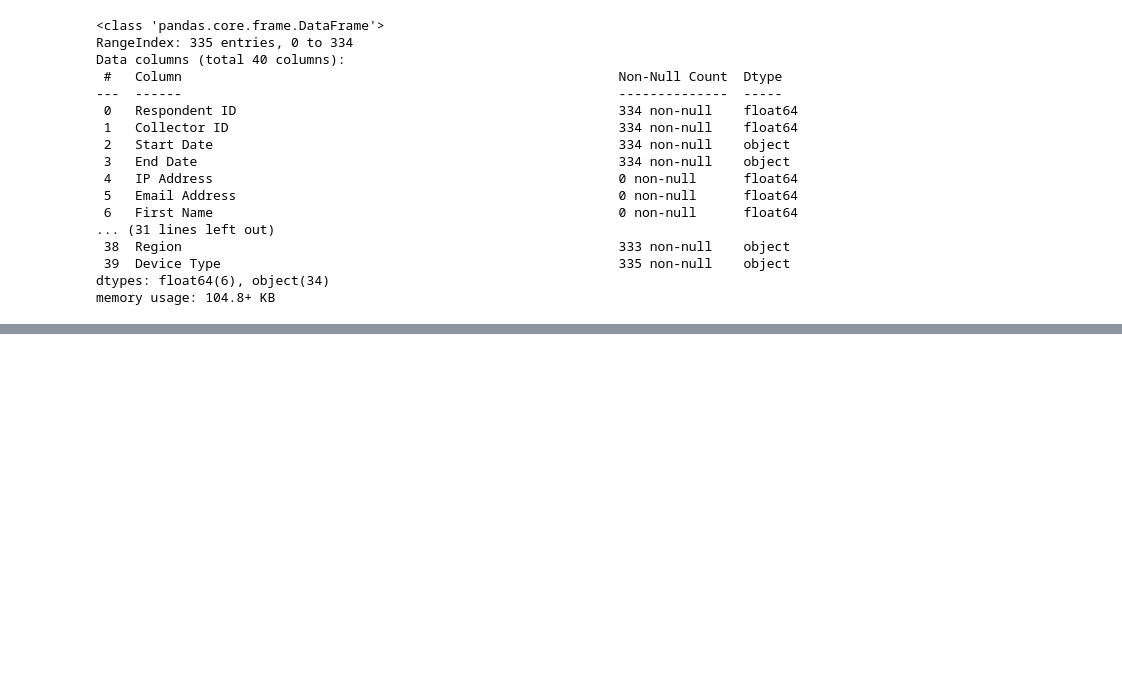
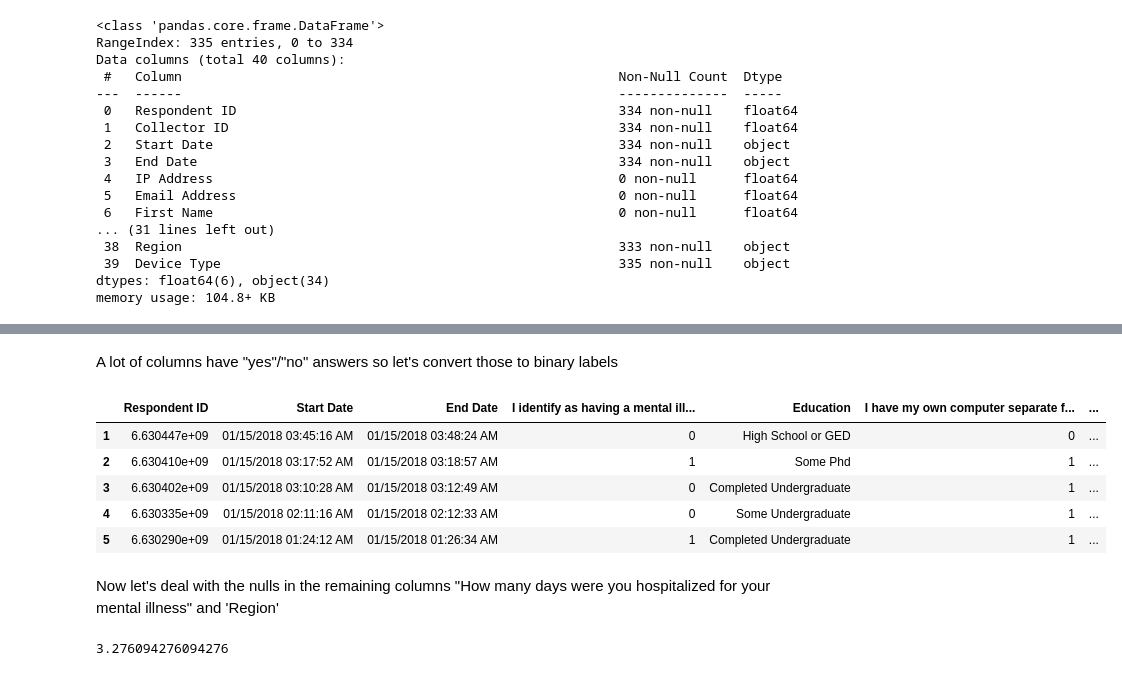
Before and after one commit to camerongridley/UnemploymentMentalHealth, a Jupyter notebook: eda_and_modeling.ipynb, the cells around one changed output, grey strips where cells are left out. Saved outputs shown, nothing was run; the diff lists cells and outputs as text; code cells hidden in the pictures; blank space fills up the shorter version.

```diff
--- a/eda_and_modeling.ipynb
+++ b/eda_and_modeling.ipynb
@@ -100,4 +132,4 @@ data_clean = data.copy()
 # %%
 for col in cols_to_fill:
-    data_clean[col].fillna(0, inplace=True)
-    data_clean[col] = data_clean[col].apply(lambda x : 0 if x == 0 else 1)
+    data[col].fillna(0, inplace=True)
+    data[col] = data[col].apply(lambda x : 0 if x == 0 else 1)
@@ -115,5 +136,2 @@ data_clean.head()
-# %%
-for col in cols_to_fill:
-    data[col].fillna(0, inplace=True)
 # %%
 data.head()
@@ -128,0 +145,2 @@ data_clean['Anxiety']
+# %% [markdown]
+A lot of columns have "yes"/"no" answers so let's convert those to binary labels
@@ -128,0 +165,19 @@ data_clean['Anxiety']
+# %%
+data.head()
+# %% [output]
+|  | Respondent ID | Start Date | End Date | I identify as having a mental ill... | Education | I have my own computer separate f... | ... |
+| 1 | 6.630447e+09 | 01/15/2018 03:45:16 AM | 01/15/2018 03:48:24 AM | 0 | High School or GED | 0 | ... |
+| 2 | 6.630410e+09 | 01/15/2018 03:17:52 AM | 01/15/2018 03:18:57 AM | 1 | Some Phd | 1 | ... |
+| 3 | 6.630402e+09 | 01/15/2018 03:10:28 AM | 01/15/2018 03:12:49 AM | 0 | Completed Undergraduate | 1 | ... |
+| 4 | 6.630335e+09 | 01/15/2018 02:11:16 AM | 01/15/2018 02:12:33 AM | 0 | Some Undergraduate | 1 | ... |
+| 5 | 6.630290e+09 | 01/15/2018 01:24:12 AM | 01/15/2018 01:26:34 AM | 1 | Completed Undergraduate | 1 | ... |
+# %% [markdown]
+Now let's deal with the nulls in the remaining columns "How many days were you hospitalized for your mental illness" and 'Region'
+# %%
+# If impute with the mean, what will it be?
+x = data['How many days were you hospitalized for your mental illness']
+x.dropna()
+x2 = pd.to_numeric(x)
+x2.mean()
+# %% [output]
+3.276094276094276
```
Also changed, not shown: parts of 44 cells of this notebook.
